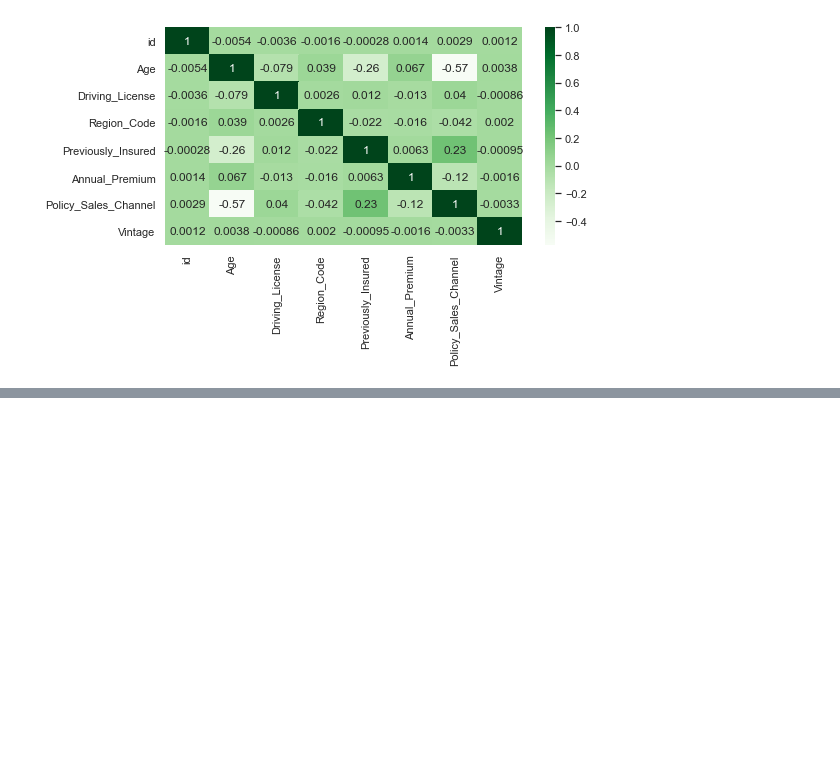
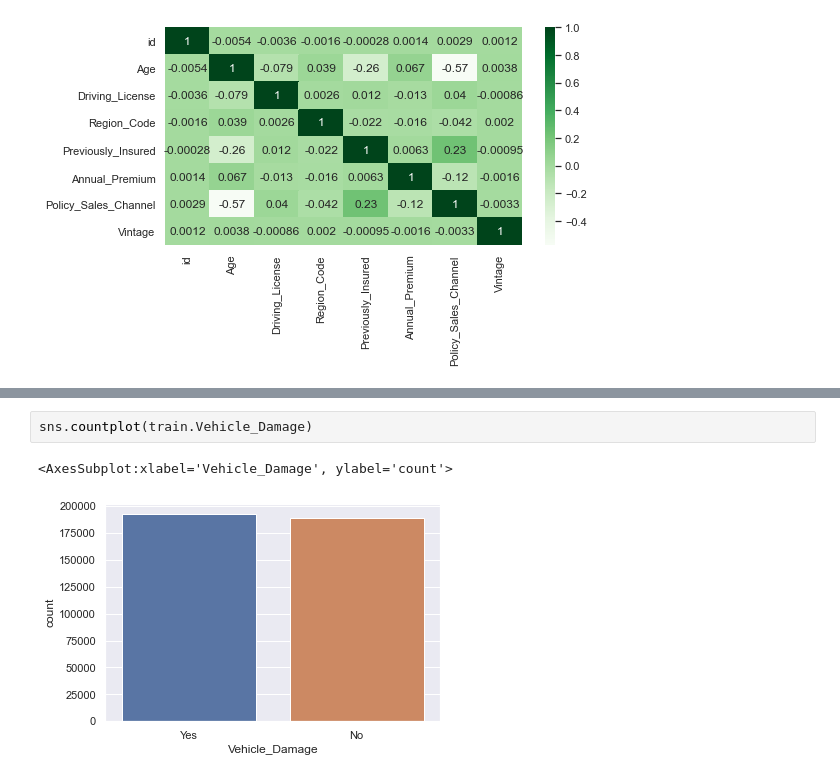
Before and after one commit to yyx2827023/Python_project_vehicle_insurance, a Jupyter notebook: Vehicle Insurance EDA and predict models.ipynb, the cells around one changed output, grey strips where cells are left out. Saved outputs shown, nothing was run; the diff lists cells and outputs as text; blank space fills up the shorter version.

```diff
--- a/Vehicle Insurance EDA and predict models.ipynb
+++ b/Vehicle Insurance EDA and predict models.ipynb
@@ -198,0 +211,5 @@ seperate training dateset and use machine learning model
+# %%
+sns.countplot(train.Vehicle_Damage)
+# %% [output]
+<AxesSubplot:xlabel='Vehicle_Damage', ylabel='count'>
+[figure, added]
```
Also changed, not shown: parts of 60 cells of this notebook.
